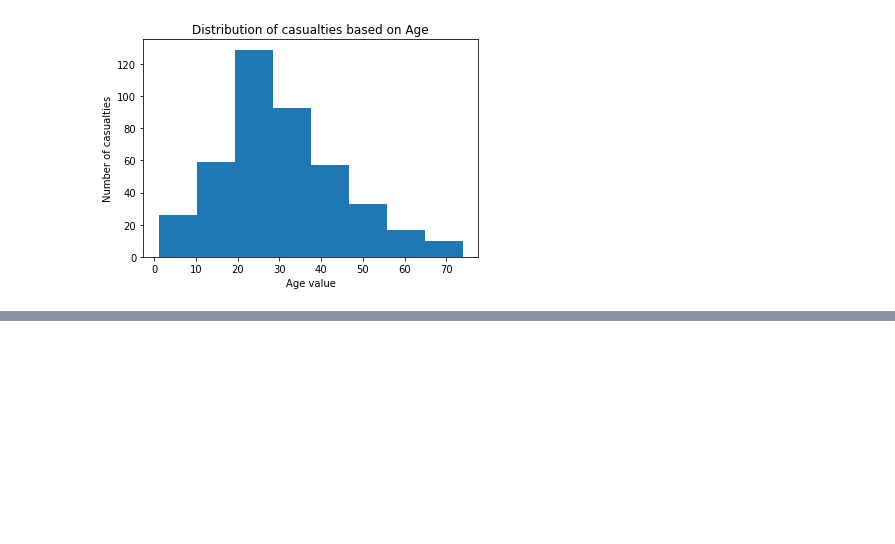
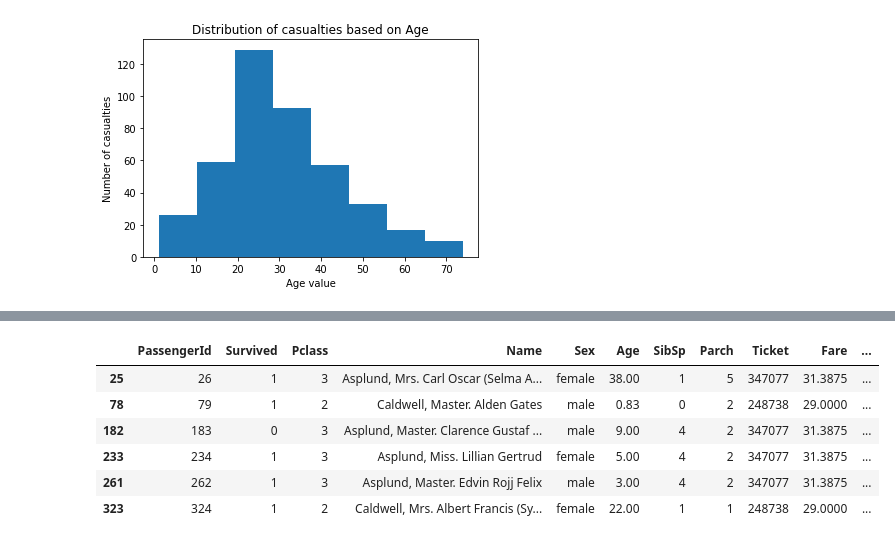
Before and after one commit to chaitanya6761/Udacity-Data-Analyst-Nano-Degree, a Jupyter notebook: P2 Investigate A Dataset(Titanic Survival Data)/Titanic_Data_Analysis.ipynb, the cells around one changed output, grey strips where cells are left out. Saved outputs shown, nothing was run; the diff lists cells and outputs as text; code cells hidden in the pictures; blank space fills up the shorter version.

```diff
--- a/P2 Investigate A Dataset(Titanic Survival Data)/Titanic_Data_Analysis.ipynb
+++ b/P2 Investigate A Dataset(Titanic Survival Data)/Titanic_Data_Analysis.ipynb
@@ -253,0 +279,14 @@ drawHistogram(casualties_age_data,'Distribution of casualties based on Age',
+# %%
+ticket_data = titanic_data['Ticket']
+
+titanic_data[(ticket_data == '347077') | (ticket_data == '248738') ]
+
+titanic_data[(parch_data >= 3) & survival_data==1]
+# %% [output]
+|  | PassengerId | Survived | Pclass | Name | Sex | Age | SibSp | Parch | Ticket | Fare | ... |
+| 25 | 26 | 1 | 3 | Asplund, Mrs. Carl Oscar (Selma A... | female | 38.00 | 1 | 5 | 347077 | 31.3875 | ... |
+| 78 | 79 | 1 | 2 | Caldwell, Master. Alden Gates | male | 0.83 | 0 | 2 | 248738 | 29.0000 | ... |
+| 182 | 183 | 0 | 3 | Asplund, Master. Clarence Gustaf ... | male | 9.00 | 4 | 2 | 347077 | 31.3875 | ... |
+| 233 | 234 | 1 | 3 | Asplund, Miss. Lillian Gertrud | female | 5.00 | 4 | 2 | 347077 | 31.3875 | ... |
+| 261 | 262 | 1 | 3 | Asplund, Master. Edvin Rojj Felix | male | 3.00 | 4 | 2 | 347077 | 31.3875 | ... |
+| 323 | 324 | 1 | 2 | Caldwell, Mrs. Albert Francis (Sy... | female | 22.00 | 1 | 1 | 248738 | 29.0000 | ... |
```
Also changed, not shown: parts of 6 cells of this notebook.
